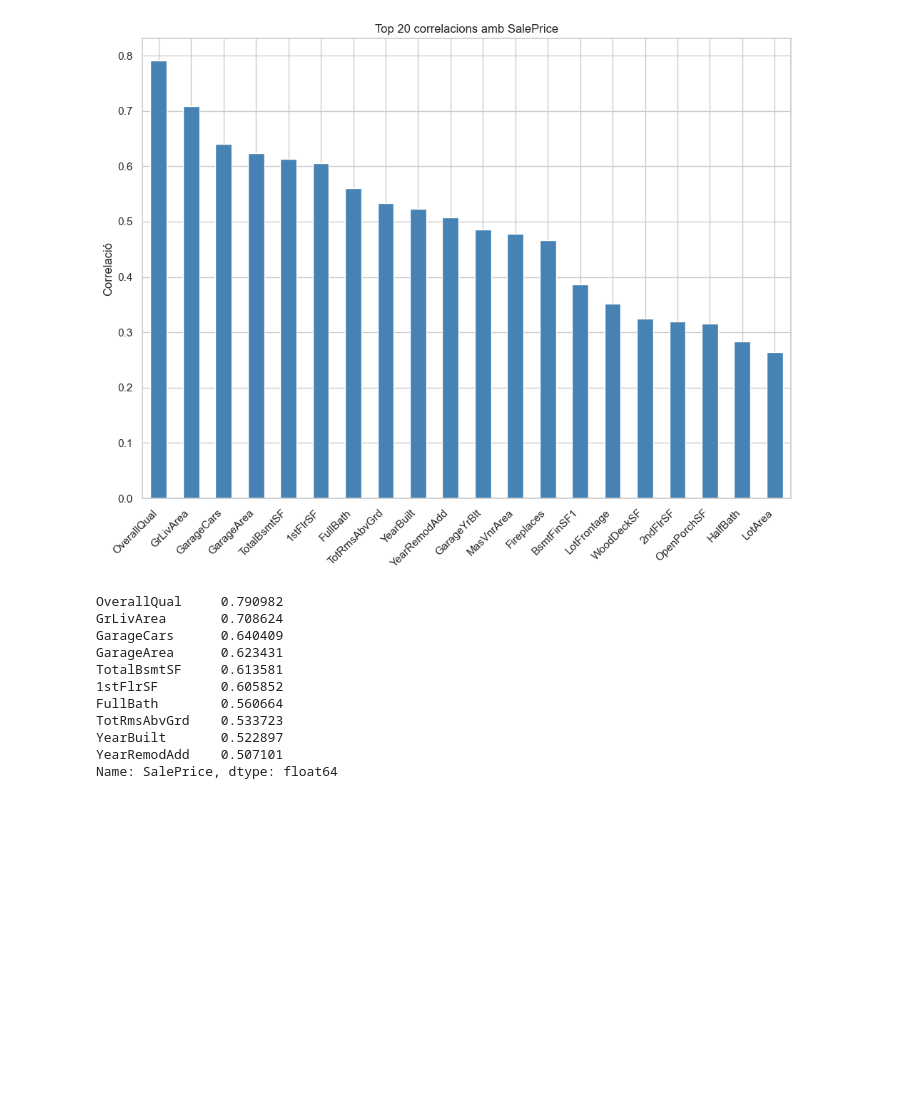
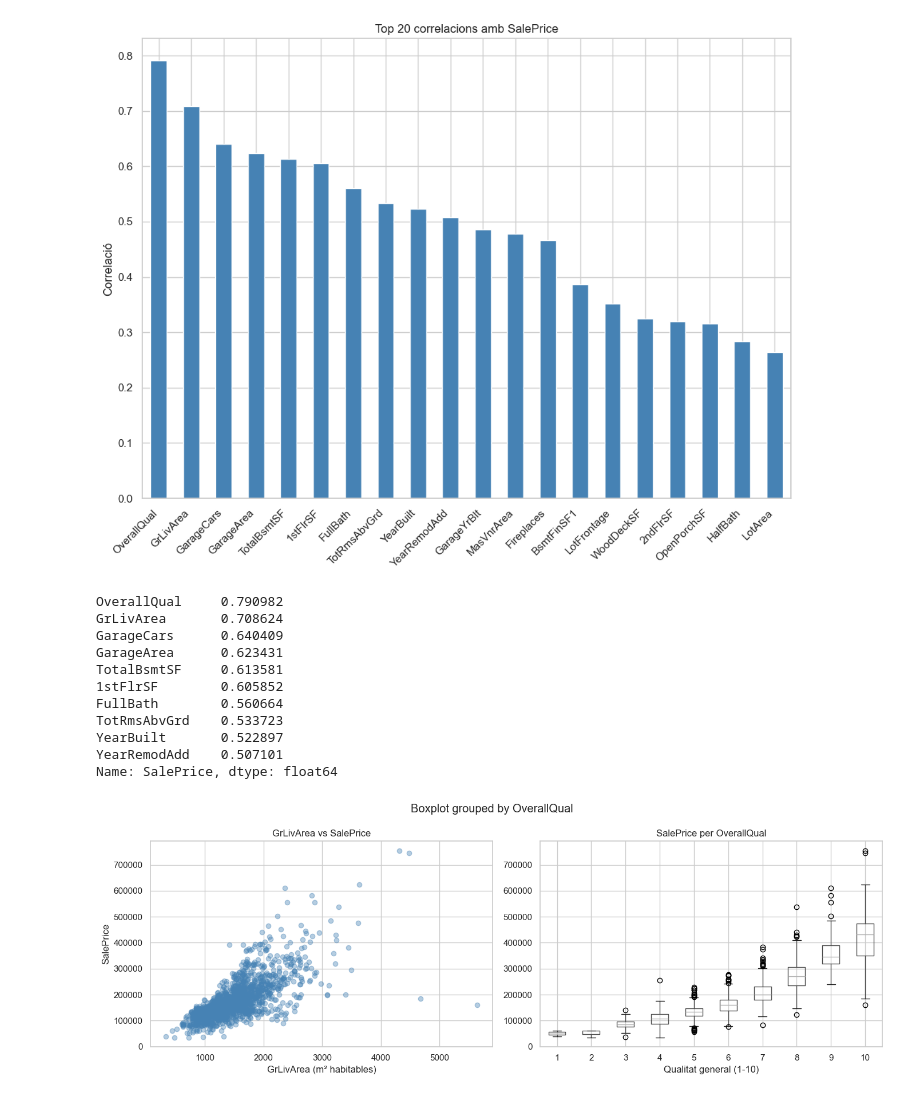
Before and after one commit to Carontsubs/kaggle-house-prices, a Jupyter notebook: notebooks/01_EDA.ipynb, the cells around one changed output. Saved outputs shown, nothing was run; the diff lists cells and outputs as text; code cells hidden in the pictures; blank space fills up the shorter version.

```diff
--- a/notebooks/01_EDA.ipynb
+++ b/notebooks/01_EDA.ipynb
@@ -134,3 +134,21 @@ TotRmsAbvGrd    0.533723
 YearBuilt       0.522897
 YearRemodAdd    0.507101
 Name: SalePrice, dtype: float64
+# %%
+fig, (ax1, ax2) = plt.subplots(1, 2, figsize=(14, 5))
+
+# GrLivArea vs SalePrice
+ax1.scatter(train['GrLivArea'], train['SalePrice'], alpha=0.4, color='steelblue')
+ax1.set_xlabel('GrLivArea (m² habitables)')
+ax1.set_ylabel('SalePrice')
+ax1.set_title('GrLivArea vs SalePrice')
+
+# OverallQual vs SalePrice
+train.boxplot(column='SalePrice', by='OverallQual', ax=ax2)
+ax2.set_title('SalePrice per OverallQual')
+ax2.set_xlabel('Qualitat general (1-10)')
+
+plt.tight_layout()
+plt.show()
+# %% [output]
+[figure, added]
```
Also changed, not shown: parts of 1 cell of this notebook.
